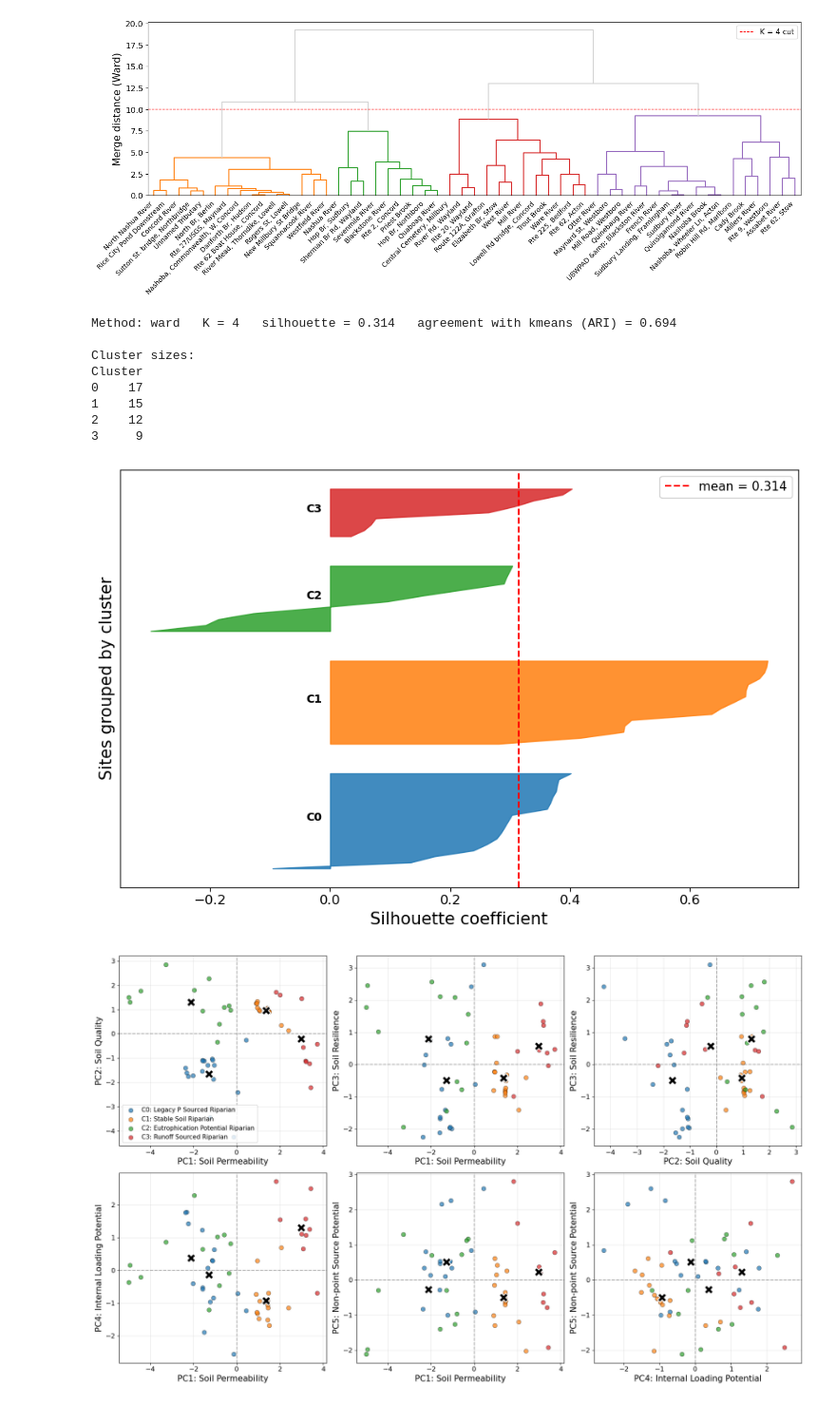
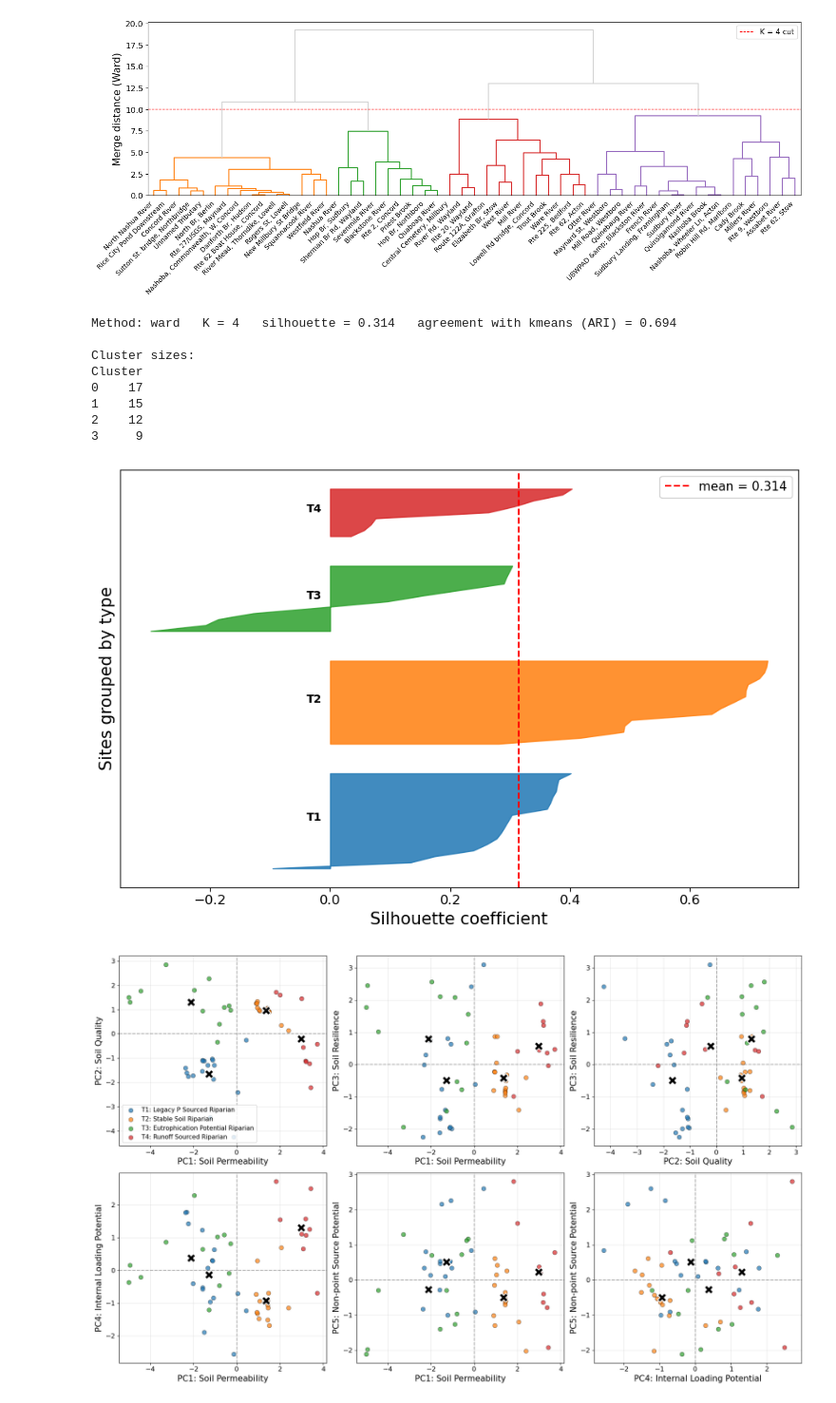
Before and after one commit to narslab/stream-station-typology, a Jupyter notebook: bin/ss-typology.ipynb, the cells around one changed output. Shown at 95% size. Saved outputs shown, nothing was run; the diff lists cells and outputs as text; code cells hidden in the pictures.

```diff
--- a/bin/ss-typology.ipynb
+++ b/bin/ss-typology.ipynb
@@ -392,36 +392,36 @@ centers = centroids_of(Z, labels)
 other = "kmeans" if CLUSTER_METHOD == "ward" else "ward"
 agree = adjusted_rand_score(labels, cluster_labels(Z, K, other))
 sil_avg = silhouette_score(Z, labels)
 print(f"Method: {CLUSTER_METHOD}   K = {K}   silhouette = {sil_avg:.3f}   "
       f"agreement with {other} (ARI) = {agree:.3f}")
 print("\nCluster sizes:")
 print(train["Cluster"].value_counts().sort_index().to_string())
 
 sil_vals = silhouette_samples(Z, labels)
 fig, ax = plt.subplots(figsize=(9, 6))
 y = 0
 for c in range(K):
     vals = np.sort(sil_vals[labels == c])
     ax.fill_betweenx(np.arange(y, y + len(vals)), 0, vals, color=PALETTE[c], alpha=.85)
-    ax.text(-0.04, y + len(vals) / 2, f"C{c}", va="center", fontweight="bold")
+    ax.text(-0.04, y + len(vals) / 2, f"T{c + 1}", va="center", fontweight="bold")
     y += len(vals) + 4
 ax.axvline(sil_avg, color="red", ls="--", label=f"mean = {sil_avg:.3f}")
-ax.set(xlabel="Silhouette coefficient", ylabel="Sites grouped by cluster")
+ax.set(xlabel="Silhouette coefficient", ylabel="Sites grouped by type")
 ax.set_yticks([])
 ax.legend()
 fig.tight_layout()
 fig.savefig(FIG / "silhouette-knife.png", dpi=200)
 plt.show()
 # %% [output]
 Method: ward   K = 4   silhouette = 0.314   agreement with kmeans (ARI) = 0.694
 
 Cluster sizes:
 Cluster
 0    17
 1    15
 2    12
 3     9
-[figure, old version]
+[figure, new version]
 # %%
 # --- Cluster visualization in PC space (six PC pairs spanning PC1-PC5) ---
 pairs = [(0, 1), (0, 2), (1, 2), (0, 3), (0, 4), (3, 4)]
```
Also changed, not shown: parts of 6 cells of this notebook, 11 other files.
